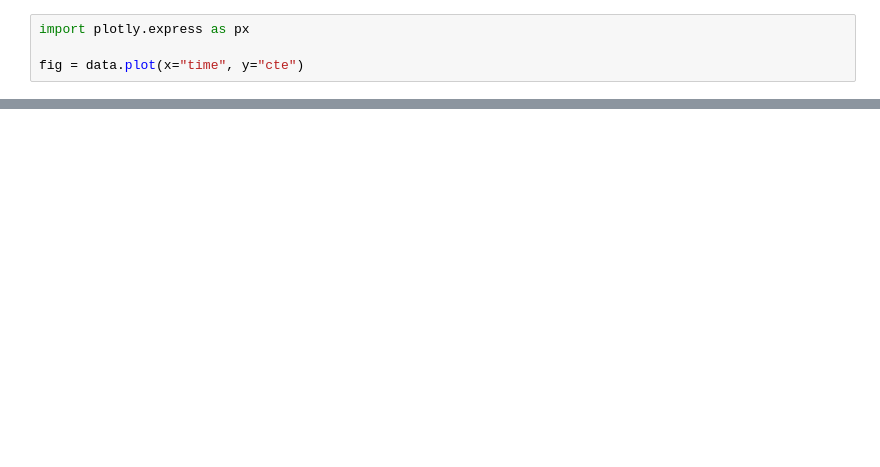
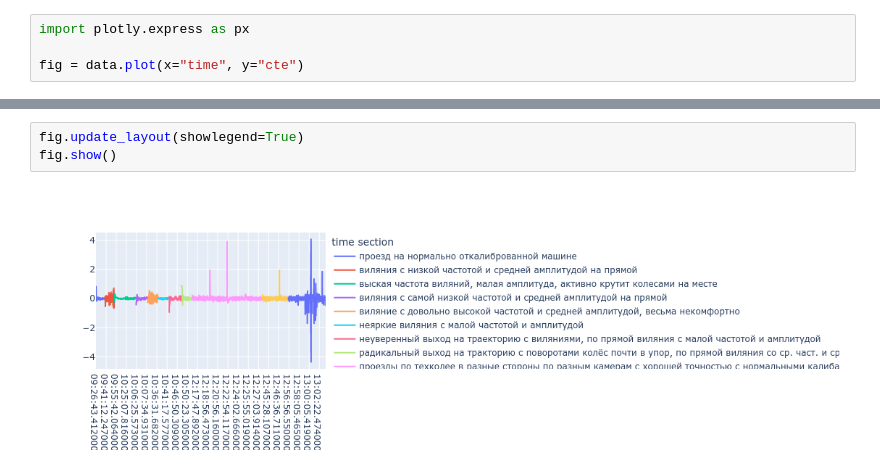
Before and after one commit to sbc305/cognitive_practice, a Jupyter notebook: sandbox/data_work.ipynb, the cells around one changed output, grey strips where cells are left out. Drawn from its saved outputs; the diff is of its cells as text; blank space fills up the shorter version.

```diff
--- a/sandbox/data_work.ipynb
+++ b/sandbox/data_work.ipynb
@@ -40,0 +52,5 @@ for i in range(0, timestamps.shape[0], 2):
+# %%
+fig.update_layout(showlegend=True)
+fig.show()
+# %% [output]
+[figure, added]
```
Also changed, not shown: parts of 4 cells of this notebook, 1 other file.
